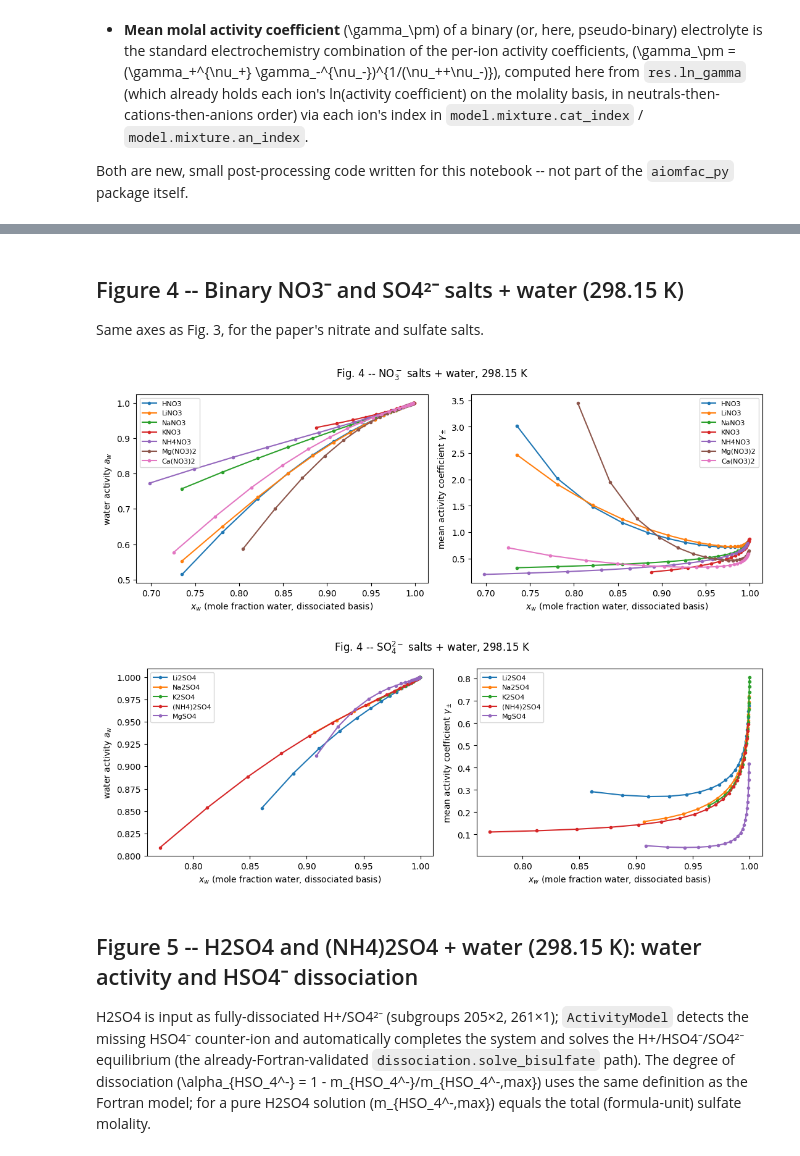
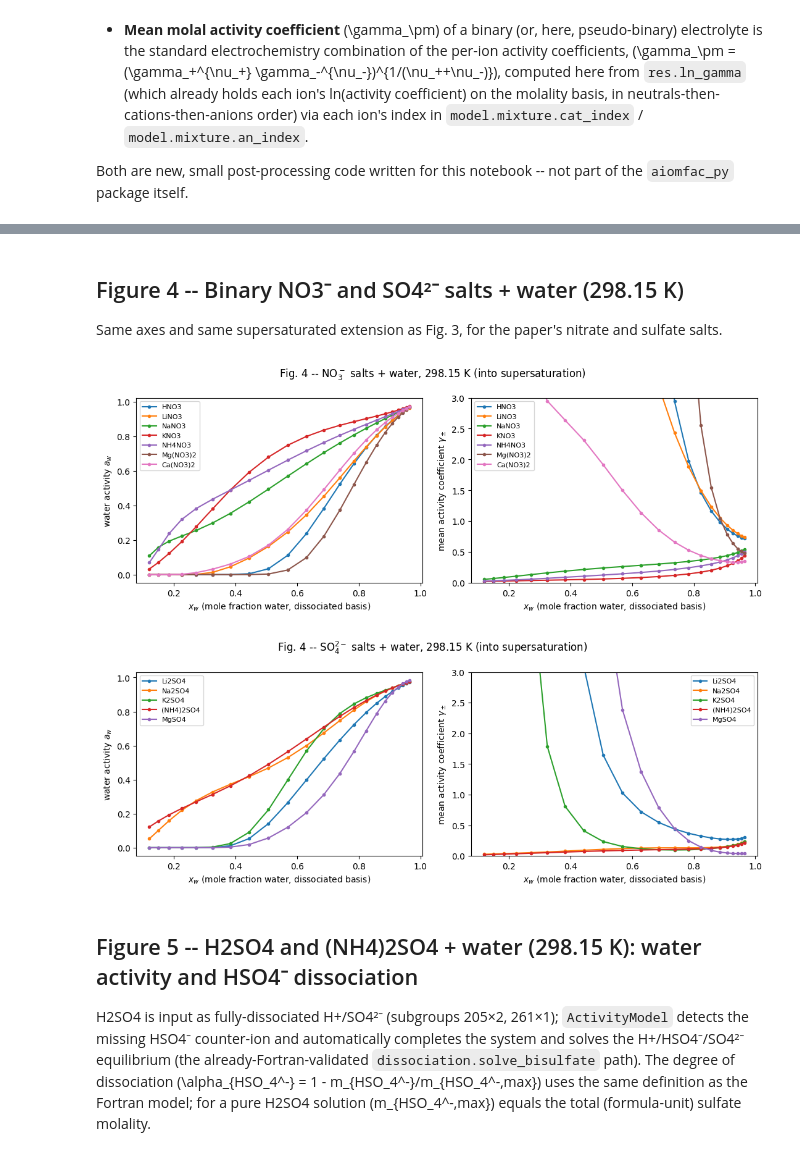
Before and after one commit to SeoulTechPSE/aiomfac-python, a Jupyter notebook: notebooks/02_reproduce_zuend2008.ipynb, the cells around one changed output, grey strips where cells are left out. Saved outputs shown, nothing was run; the diff lists cells and outputs as text; code cells hidden in the pictures.

```diff
--- a/notebooks/02_reproduce_zuend2008.ipynb
+++ b/notebooks/02_reproduce_zuend2008.ipynb
@@ -99,6 +99,18 @@ def mean_gamma_pm(model, res, cat_subgroup, an_subgroup, nu_c, nu_a):
 
 def water_activity(res):
     return res.activity[0]
+
+
+def m_max_for_xw(n_ions, xw_target=0.12):
+    """Molality (mol/kg water) at which the fully-dissociated-basis mole fraction of water reaches
+    xw_target, for a salt that dissociates into n_ions ions per formula unit. Used to push
+    binary_salt_sweep well past each salt's real (sub)saturation solubility limit and into the
+    supersaturated regime that AIOMFAC-web is deliberately parametrised to remain numerically
+    well-defined in -- matching the original Fig. 3/4 caption: "At very high concentrations, beyond
+    the efflorescence of supersaturated solutions, the curves are model predictions without direct
+    experimental support." (Zuend et al., 2008)"""
+    water_molal = 1000.0 / 18.015   # mol water per kg water, i.e. per kg of solvent
+    return water_molal * (1 - xw_target) / (xw_target * n_ions)
 
 
 def binary_salt_sweep(cat_subgroup, an_subgroup, nu_c, nu_a, M_salt, m_max, T_K=298.15, n=22):
@@ -171,45 +184,47 @@ plt.tight_layout(); plt.show()
 # %% [markdown]
 ## Figure 4 -- Binary NO3⁻ and SO4²⁻ salts + water (298.15 K)
 
-Same axes as Fig. 3, for the paper's nitrate and sulfate salts.
+Same axes and same supersaturated extension as Fig. 3, for the paper's nitrate and sulfate salts.
 # %%
 # 245 = NO3-, 261 = SO4--
-# entries: (name, cation subgroup, anion subgroup, nu_cation, nu_anion, M_salt [g/mol], m_max [mol/kg water])
+# entries: (name, cation subgroup, anion subgroup, nu_cation, nu_anion, M_salt [g/mol])
 no3_salts = [
-    ("HNO3",      205, 245, 1, 1, 63.01,  10.0),
-    ("LiNO3",     201, 245, 1, 1, 68.95,  10.0),
-    ("NaNO3",     202, 245, 1, 1, 84.99,  10.0),
-    ("KNO3",      203, 245, 1, 1, 101.10,  3.5),
-    ("NH4NO3",    204, 245, 1, 1, 80.04,  12.0),
-    ("Mg(NO3)2",  223, 245, 1, 2, 148.32,  4.5),
-    ("Ca(NO3)2",  221, 245, 1, 2, 164.09,  7.0),
+    ("HNO3",      205, 245, 1, 1, 63.01),
+    ("LiNO3",     201, 245, 1, 1, 68.95),
+    ("NaNO3",     202, 245, 1, 1, 84.99),
+    ("KNO3",      203, 245, 1, 1, 101.10),
+    ("NH4NO3",    204, 245, 1, 1, 80.04),
+    ("Mg(NO3)2",  223, 245, 1, 2, 148.32),
+    ("Ca(NO3)2",  221, 245, 1, 2, 164.09),
 ]
 so4_salts = [
-    ("Li2SO4",     201, 261, 2, 1, 109.94, 3.0),
-    ("Na2SO4",     202, 261, 2, 1, 142.04, 1.9),
-    ("K2SO4",      203, 261, 2, 1, 174.25, 0.69),
-    ("(NH4)2SO4",  204, 261, 2, 1, 132.14, 5.5),
-    ("MgSO4",      223, 261, 1, 1, 120.37, 2.8),
+    ("Li2SO4",     201, 261, 2, 1, 109.94),
+    ("Na2SO4",     202, 261, 2, 1, 142.04),
+    ("K2SO4",      203, 261, 2, 1, 174.25),
+    ("(NH4)2SO4",  204, 261, 2, 1, 132.14),
+    ("MgSO4",      223, 261, 1, 1, 120.37),
 ]
 
-fig, ax1, ax2 = fig_pair("Fig. 4 -- NO$_3^-$ salts + water, 298.15 K")
-for name, cat, an, nu_c, nu_a, M, m_max in no3_salts:
-    xw, aw, gpm, _ = binary_salt_sweep(cat, an, nu_c, nu_a, M, m_max)
+fig, ax1, ax2 = fig_pair("Fig. 4 -- NO$_3^-$ salts + water, 298.15 K (into supersaturation)")
+for name, cat, an, nu_c, nu_a, M in no3_salts:
+    xw, aw, gpm, _ = binary_salt_sweep(cat, an, nu_c, nu_a, M, m_max_for_xw(nu_c + nu_a))
     ax1.plot(xw, aw, marker="o", ms=3, label=name)
     ax2.plot(xw, gpm, marker="o", ms=3, label=name)
 ax1.legend(fontsize=8); ax2.legend(fontsize=8)
+ax2.set_ylim(0, 3)
 plt.tight_layout(); plt.show()
 
-fig, ax1, ax2 = fig_pair("Fig. 4 -- SO$_4^{2-}$ salts + water, 298.15 K")
-for name, cat, an, nu_c, nu_a, M, m_max in so4_salts:
-    xw, aw, gpm, _ = binary_salt_sweep(cat, an, nu_c, nu_a, M, m_max)
+fig, ax1, ax2 = fig_pair("Fig. 4 -- SO$_4^{2-}$ salts + water, 298.15 K (into supersaturation)")
+for name, cat, an, nu_c, nu_a, M in so4_salts:
+    xw, aw, gpm, _ = binary_salt_sweep(cat, an, nu_c, nu_a, M, m_max_for_xw(nu_c + nu_a))
     ax1.plot(xw, aw, marker="o", ms=3, label=name)
     ax2.plot(xw, gpm, marker="o", ms=3, label=name)
 ax1.legend(fontsize=8); ax2.legend(fontsize=8)
+ax2.set_ylim(0, 3)
 plt.tight_layout(); plt.show()
 # %% [output]
-[figure, old version]
+[figure, new version]
-[figure, old version]
+[figure, new version]
 # %% [markdown]
 ## Figure 5 -- H2SO4 and (NH4)2SO4 + water (298.15 K): water activity and HSO4⁻ dissociation
 
```
Also changed, not shown: parts of 2 cells of this notebook.
